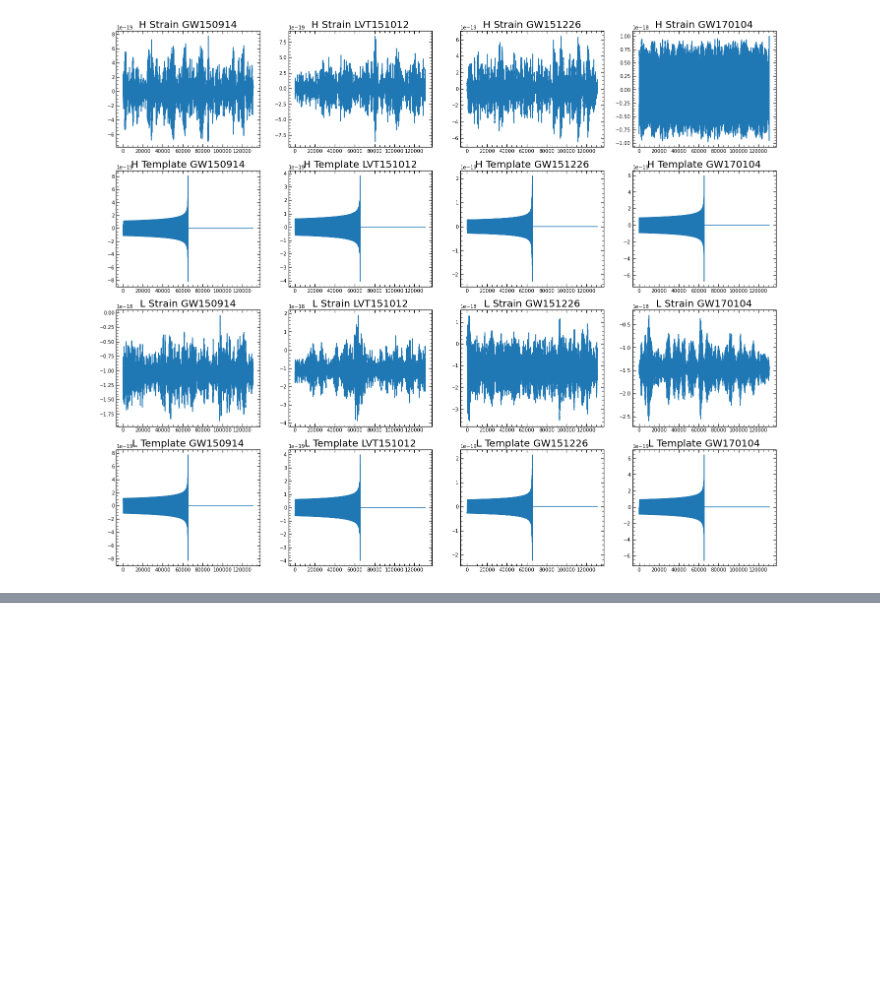
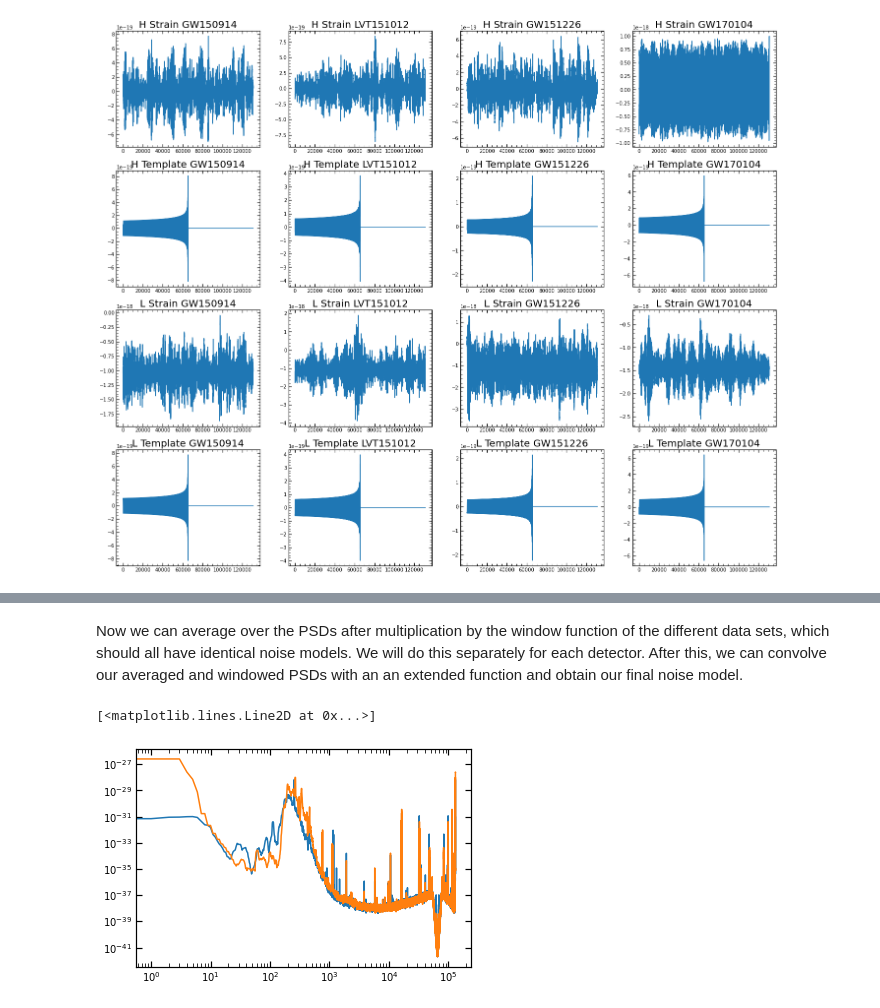
Before and after one commit to kenj19/PHYS512, a Jupyter notebook: PS6/ps6.ipynb, the cells around one changed output, grey strips where cells are left out. Drawn from its saved outputs; the diff is of its cells as text; code cells hidden in the pictures; blank space fills up the shorter version.

```diff
--- a/PS6/ps6.ipynb
+++ b/PS6/ps6.ipynb
@@ -108,0 +145,38 @@ Clearly, the data is very spikey, especially at larger frequencies, so we can tr
+# %% [markdown]
+Now we can average over the PSDs after multiplication by the window function of the different data sets, which should all have identical noise models. We will do this separately for each detector. After this, we can convolve our averaged and windowed PSDs with an an extended function and obtain our final noise model.
+# %%
+def ave_noise_wind(data_sets): # data sets all of same size
+    Nsets = len(data_sets)
+    Npt = len(data_sets[0])
+    wind = sig.get_window('tukey', Nx=Npt)
+    avg_PSD = 0*data_sets[0]
+
+    for i in range(Nsets):
+        b = data_sets[i]*wind
+        avg_PSD += power_spec(b)
+
+    return avg_PSD/Nsets
+
+def smooth_conv(power_spec): # convolution to smooth over PSD
+    ##### CONVOLVE WITH A GAUSSIAN
+    n_smooth=6
+    return np.convolve(power_spec, np.ones(n_smooth)/n_smooth, mode='same')
+
+def get_noise_model(data_sets):
+    ave_wind_noise_ps = ave_noise_wind(data_sets)
+    smooth_noise_ps = smooth_conv(ave_wind_noise_ps)
+    return smooth_noise_ps
+
+H_strain = [H1_data[i][0] for i in range(N_events)]
+L_strain = [L1_data[j][0] for j in range(N_events)]
+
+# Now our noise models for Hanford and Livingston
+
+H1_noise_mod = get_noise_model(H_strain)
+L1_noise_mod =  get_noise_model(L_strain)
+# %%
+plt.loglog(H1_noise_mod)
+plt.loglog(L1_noise_mod)
+# %% [output]
+[<matplotlib.lines.Line2D at 0x...>]
+[figure, added]
```
Also changed, not shown: parts of 19 cells of this notebook.
